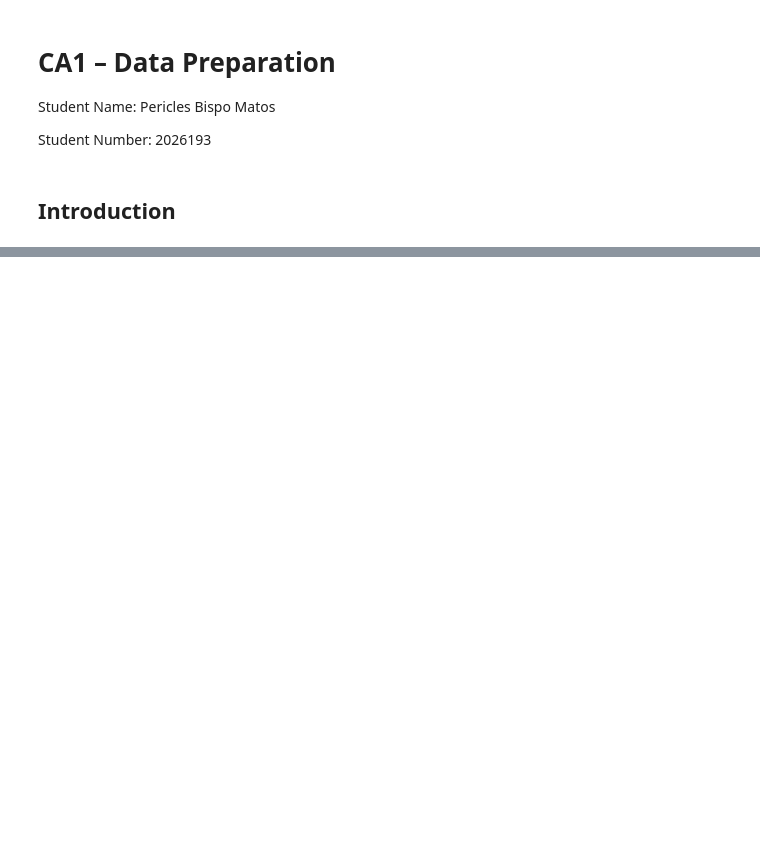
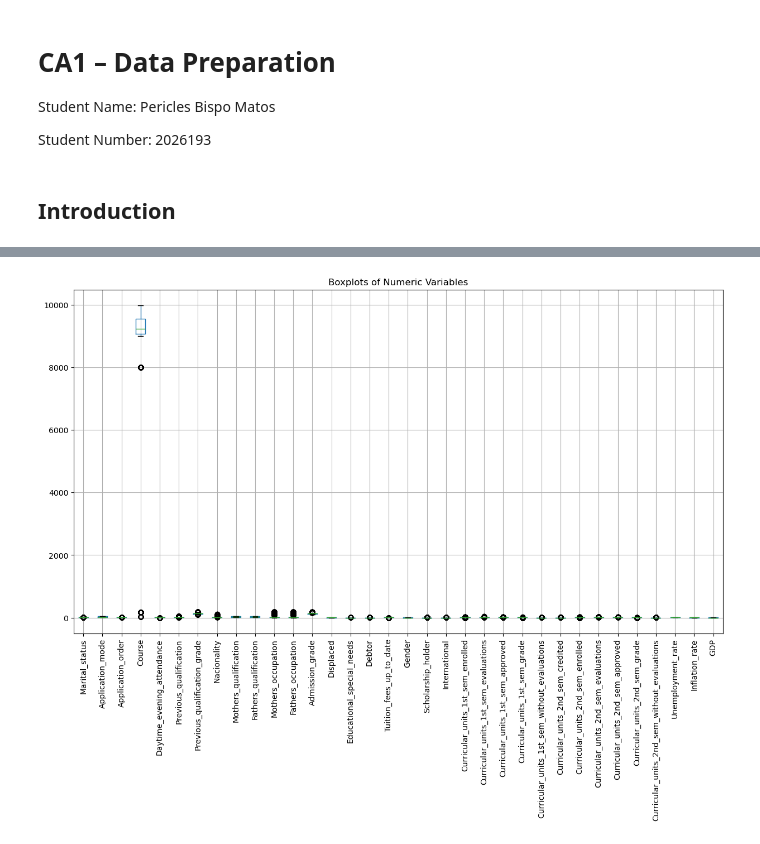
Before and after one commit to pericles-1995/CA_Data_Preparation, a Jupyter notebook: CA_Data_Preparation.ipynb, the cells around one changed output, grey strips where cells are left out. Cells and saved outputs as stored; diff of their text form; code cells hidden in the pictures; blank space fills up the shorter version.

```diff
--- a/CA_Data_Preparation.ipynb
+++ b/CA_Data_Preparation.ipynb
@@ -120,3 +282,12 @@ Index(['Marital_status', 'Application_mode', 'Application_order', 'Course',
+# %%
+# 9. Boxplots for outlier detection
+
+plt.figure(figsize=(15,8))
+student_data.select_dtypes(include=np.number).boxplot(rot=90)
+plt.title("Boxplots of Numeric Variables")
+plt.show()
+# %% [output]
+[figure, added]
 # %%
 student_data = student_data.dropna()
 # %%
```
Also changed, not shown: parts of 20 cells of this notebook.
